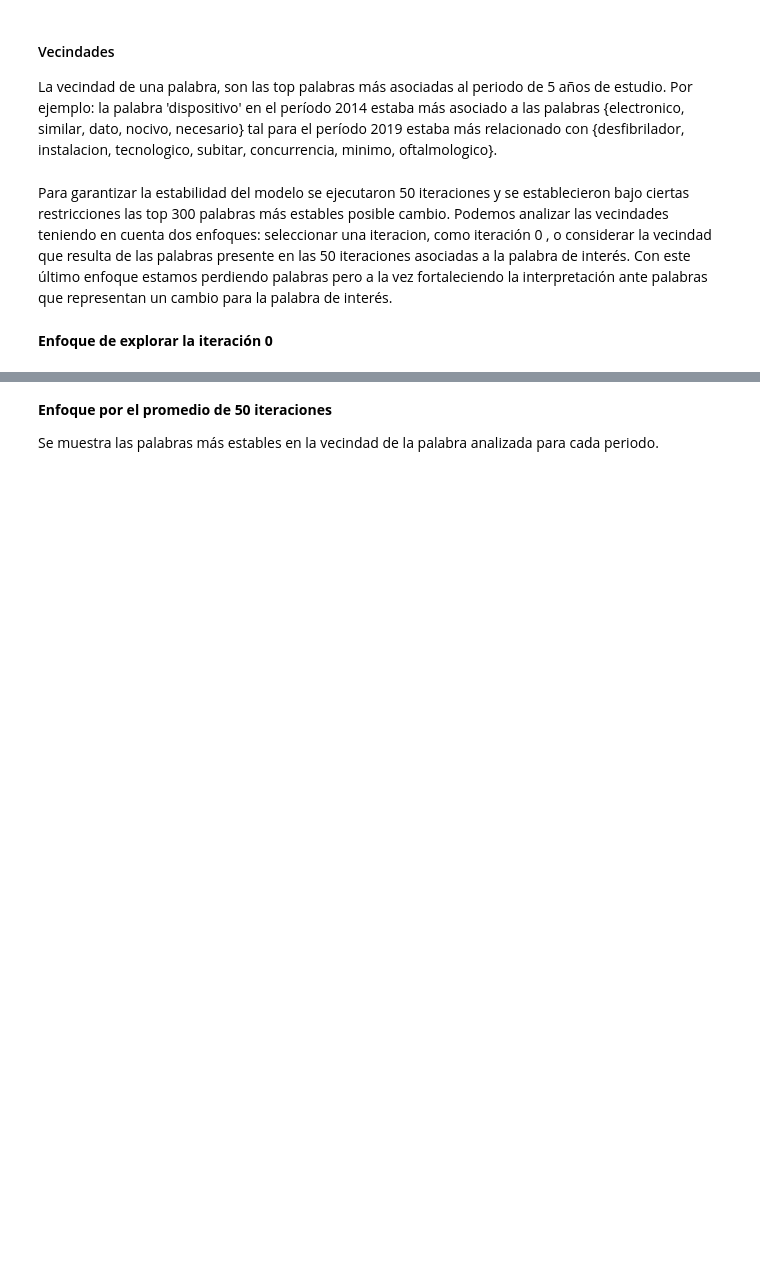
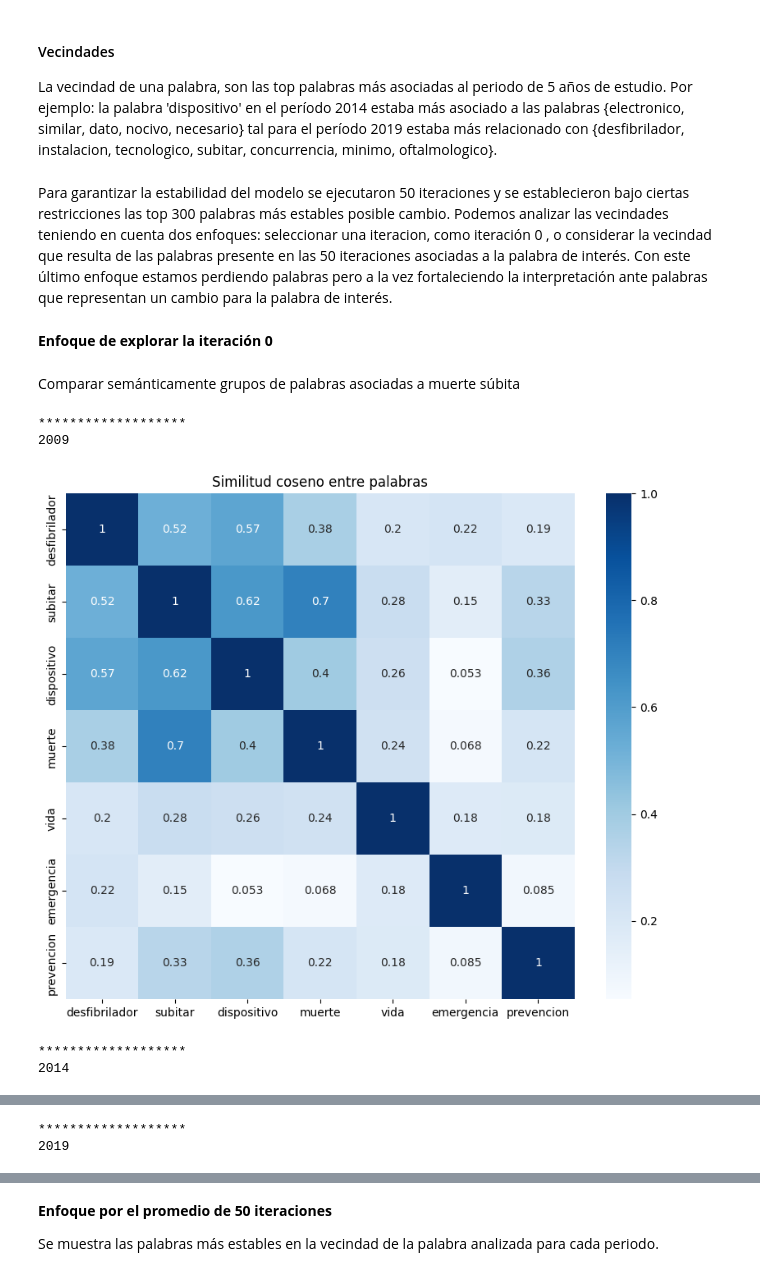
Before and after one commit to AmaliaGuaymasCanavire/iamas_iniciativasleg_salud, a Jupyter notebook: src/notebooks/5.3.contexto_cambio_semantico-muerte_subita.ipynb, the cells around one changed output, grey strips where cells are left out. Drawn from its saved outputs; the diff is of its cells as text; code cells hidden in the pictures; blank space fills up the shorter version.

```diff
--- a/src/notebooks/5.3.contexto_cambio_semantico-muerte_subita.ipynb
+++ b/src/notebooks/5.3.contexto_cambio_semantico-muerte_subita.ipynb
@@ -454,3 +575,24 @@ def plot_neighbors_tsne(word, embeddings_by_period, alineados,periods, top_k=10)
 Para garantizar la estabilidad del modelo se ejecutaron 50 iteraciones y se establecieron bajo ciertas restricciones las top 300 palabras más estables posible cambio. Podemos analizar las vecindades teniendo en cuenta dos enfoques: seleccionar una iteracion, como iteración 0 , o considerar la vecindad que resulta de las palabras presente en las 50 iteraciones asociadas a la palabra de interés. Con este último enfoque estamos perdiendo palabras pero a la vez fortaleciendo la interpretación ante palabras que representan un cambio para la palabra de interés.
 # %% [markdown]
 **Enfoque de explorar la iteración 0**
+# %% [markdown]
+Comparar semánticamente grupos de palabras asociadas a muerte súbita
+# %%
+for i, period in enumerate([2009,2014,2019]):
+    print("*******************")
+    print(period)
+    # Matriz de similitud coseno entre vectores
+    sim_matrix = cosine_similarity([embeddings_by_period[period][w] for w in ms_palabras if w in embeddings_by_period[period]])
+    palabras = [w for w in ms_palabras if w in embeddings_by_period[period]]
+    df_sim = pd.DataFrame(sim_matrix, index=palabras, columns=palabras)
+
+    plt.figure(figsize=(10, 8))
+    sns.heatmap(df_sim, annot=True, cmap='Blues')
+    plt.title("Similitud coseno entre palabras") #Heatmap (similitud coseno)
+    plt.show()
+# %% [output]
+*******************
+2009
+[figure, added]
+*******************
+2014
@@ -456,0 +600,2 @@ Para garantizar la estabilidad del modelo se ejecutaron 50 iteraciones y se esta
+*******************
+2019
```
Also changed, not shown: parts of 46 cells of this notebook.
